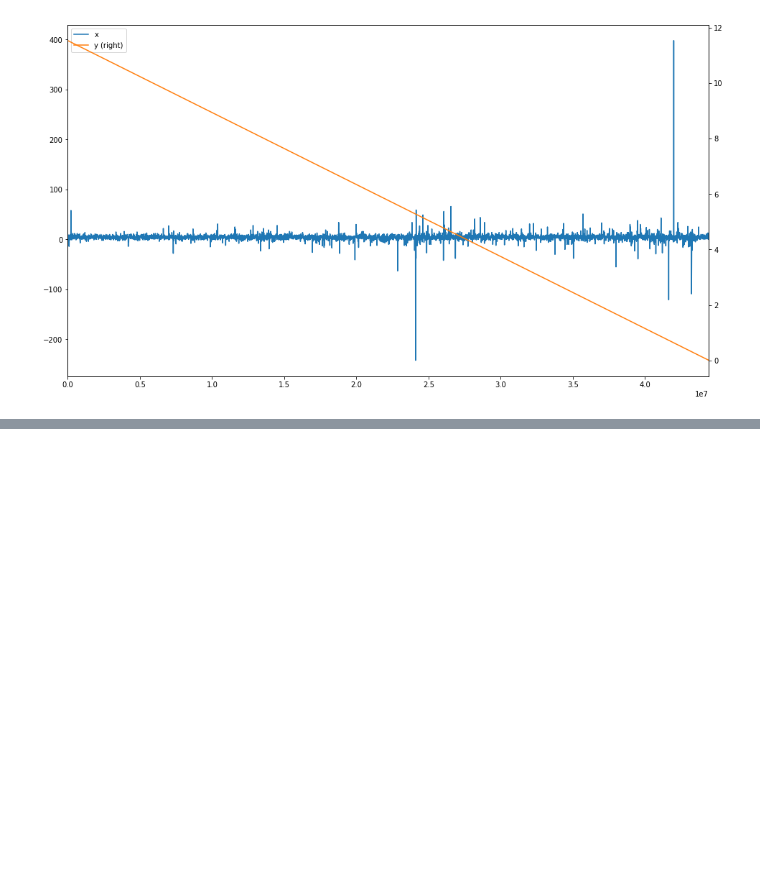
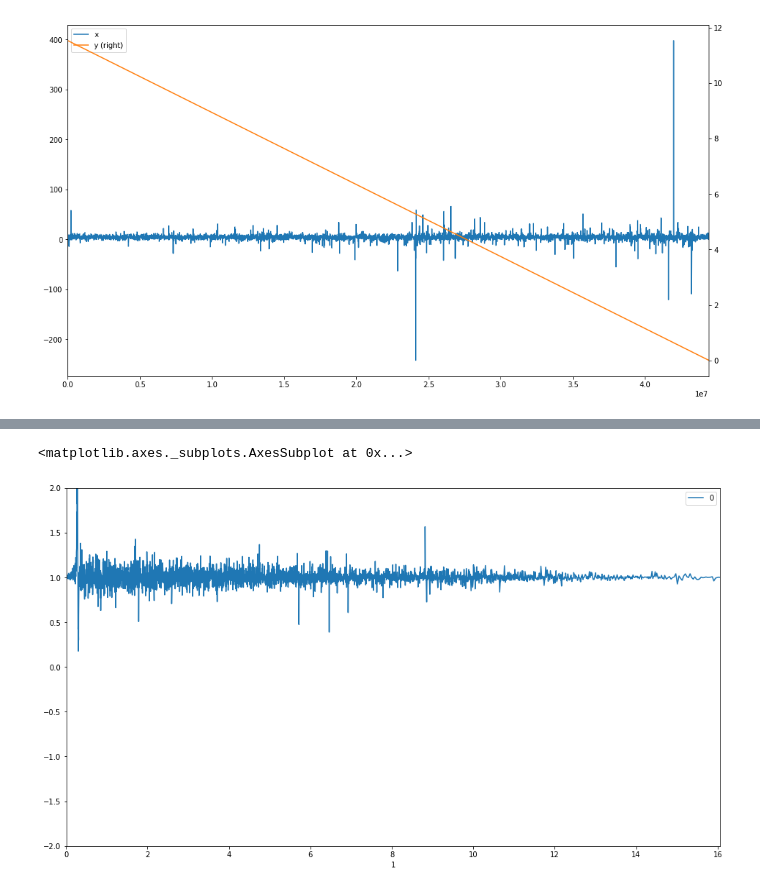
Before and after one commit to WLM1ke/LANL_Earthquake_Prediction, a Jupyter notebook: notebooks/EDA.ipynb, the cells around one changed output, grey strips where cells are left out. Saved outputs shown, nothing was run; the diff lists cells and outputs as text; code cells hidden in the pictures; blank space fills up the shorter version.

```diff
--- a/notebooks/EDA.ipynb
+++ b/notebooks/EDA.ipynb
@@ -148,5 +70,0 @@ save_series()
-# %%
-q = 0
-for df in tqdm_notebook(yield_train_blocks()):
-    q += len(df)
-print(q)
@@ -159,0 +71,10 @@ print(q)
+# %%
+_, axs = plt.subplots(9, 2, figsize=(16, 9 * 9 / 2))
+axs = axs.flatten()
+for i, df in tqdm_notebook(enumerate(yield_sub_series())):
+    axs[i].set_title(f"block {i}")
+    ax2 = axs[i].twinx()
+    axs[i].set_ylim(-75, 75)
+    step = len(df) // 5000
+    axs[i].plot(df.x.loc[::step])
+    ax2.plot(df.y.loc[::step], color='r')
@@ -159,0 +86,25 @@ print(q)
+# %%
+def yield_train_blocks(chunk_size=150000):
+    dfs_gen = pd.read_csv(
+        raw_data,
+        names=["x", "y"],
+        dtype={"x": "int32", "y": "float32"},
+        skiprows=1,
+        chunksize=chunk_size
+    )
+    for df in dfs_gen:
+        time = df.y
+        first_time = time.iloc[0]
+        last_time = time.iloc[-1]
+        if first_time < last_time:
+            continue
+        if len(df) == chunk_size:
+            df.reset_index(drop=True, inplace=True)
+            yield df.x, last_time
+# %%
+data = []
+for df_x, y in tqdm_notebook(yield_train_blocks()):
+    stds = df_x.rolling(375).std().dropna()
+    half = len(stds) // 2
+    x = stds.iloc[: half].median() / stds.iloc[-half:].median()
+    data.append([x, y])
@@ -159,0 +113,5 @@ print(q)
+# %%
+(pd.DataFrame(data).set_index(1).sort_index()).plot(figsize=(16,9), ylim=(-2, 2))
+# %% [output]
+<matplotlib.axes._subplots.AxesSubplot at 0x...>
+[figure, added]
```
Also changed, not shown: parts of 37 cells of this notebook, 3 other files.
